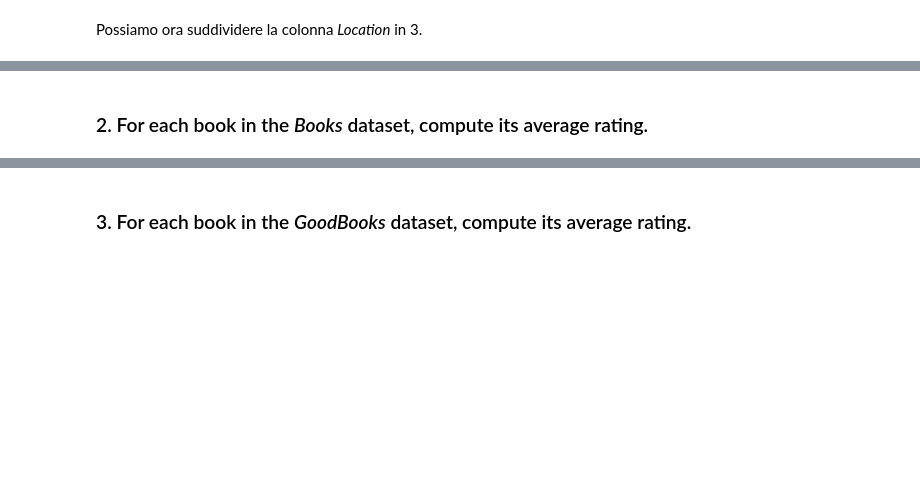
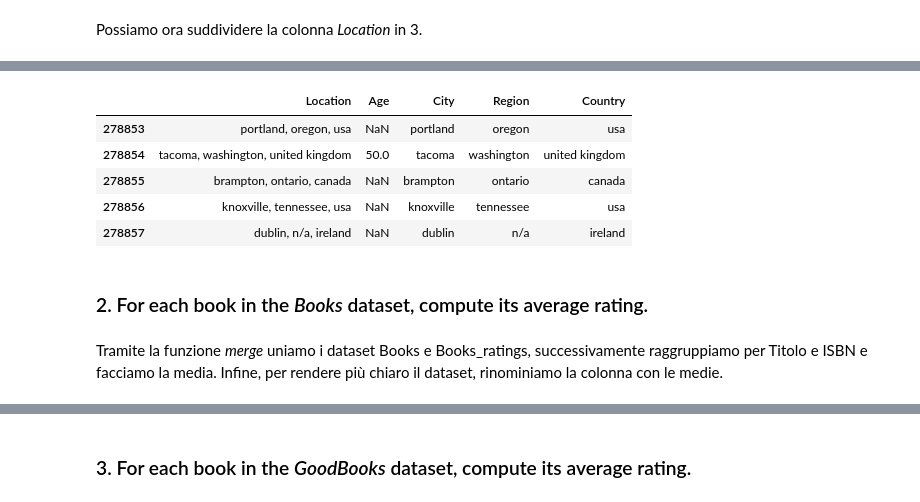
Before and after one commit to lucasammarini/FCSProject-Sammarini-TarolliBrame, a Jupyter notebook: progetto-2021.ipynb, the cells around one changed output, grey strips where cells are left out. Drawn from its saved outputs; the diff is of its cells as text; code cells hidden in the pictures; blank space fills up the shorter version.

```diff
--- a/progetto-2021.ipynb
+++ b/progetto-2021.ipynb
@@ -139,5 +143,16 @@ See the caveats in the documentation: https://pandas.pydata.org/pandas-docs/stab
+# %%
+clean_users.tail()
+# %% [output]
+|  | Location | Age | City | Region | Country |
+| 278853 | portland, oregon, usa | NaN | portland | oregon | usa |
+| 278854 | tacoma, washington, united kingdom | 50.0 | tacoma | washington | united kingdom |
+| 278855 | brampton, ontario, canada | NaN | brampton | ontario | canada |
+| 278856 | knoxville, tennessee, usa | NaN | knoxville | tennessee | usa |
+| 278857 | dublin, n/a, ireland | NaN | dublin | n/a | ireland |
 # %% [markdown]
 ### 2. For each book in the *Books* dataset, compute its average rating.
+# %% [markdown]
+Tramite la funzione _merge_ uniamo i dataset Books e Books_ratings, successivamente raggruppiamo per Titolo e ISBN e facciamo la media. Infine, per rendere più chiaro il dataset, rinominiamo la colonna con le medie.
 # %%
 books_avg_rating=books.merge(books_ratings, how='left', on='ISBN').groupby(['Book-Title','ISBN'],as_index=False)[['Book-Rating']].mean()
 books_avg_rating.rename(columns = {'Book-Rating':'Avg-Rating'}, inplace = True)
```
Also changed, not shown: parts of 19 cells of this notebook.
